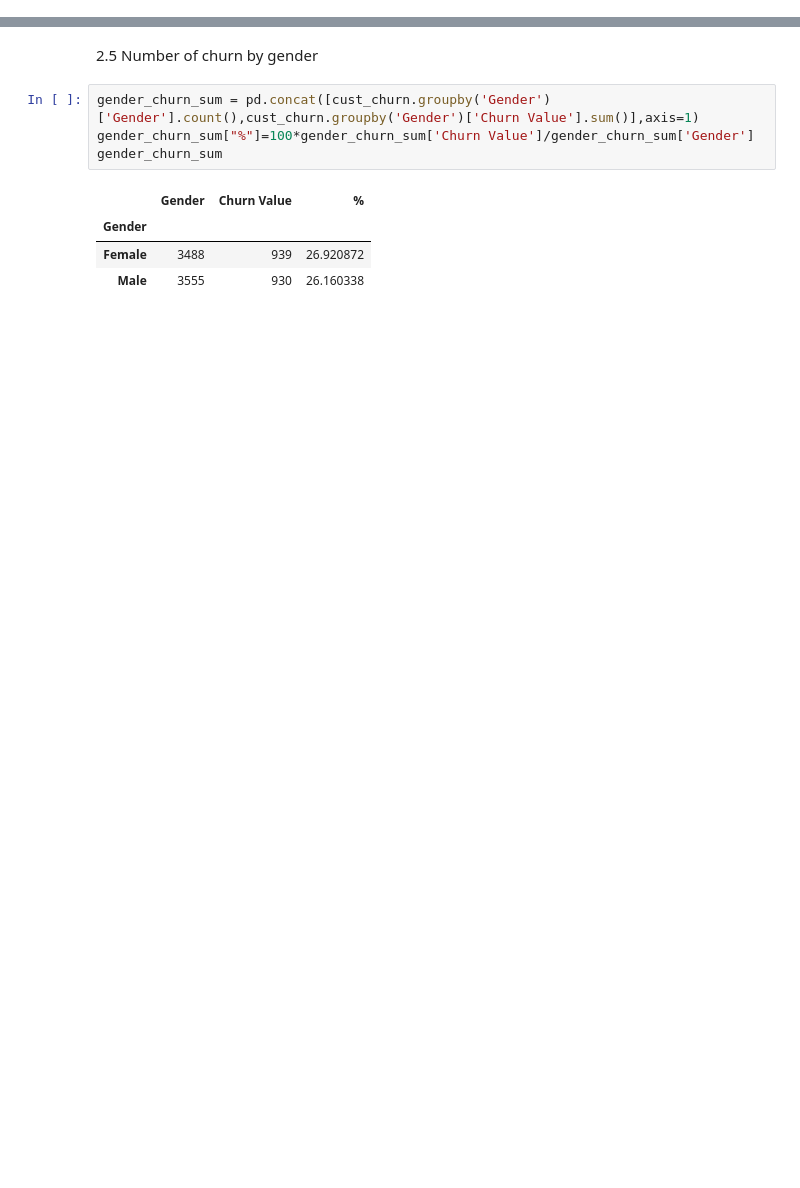
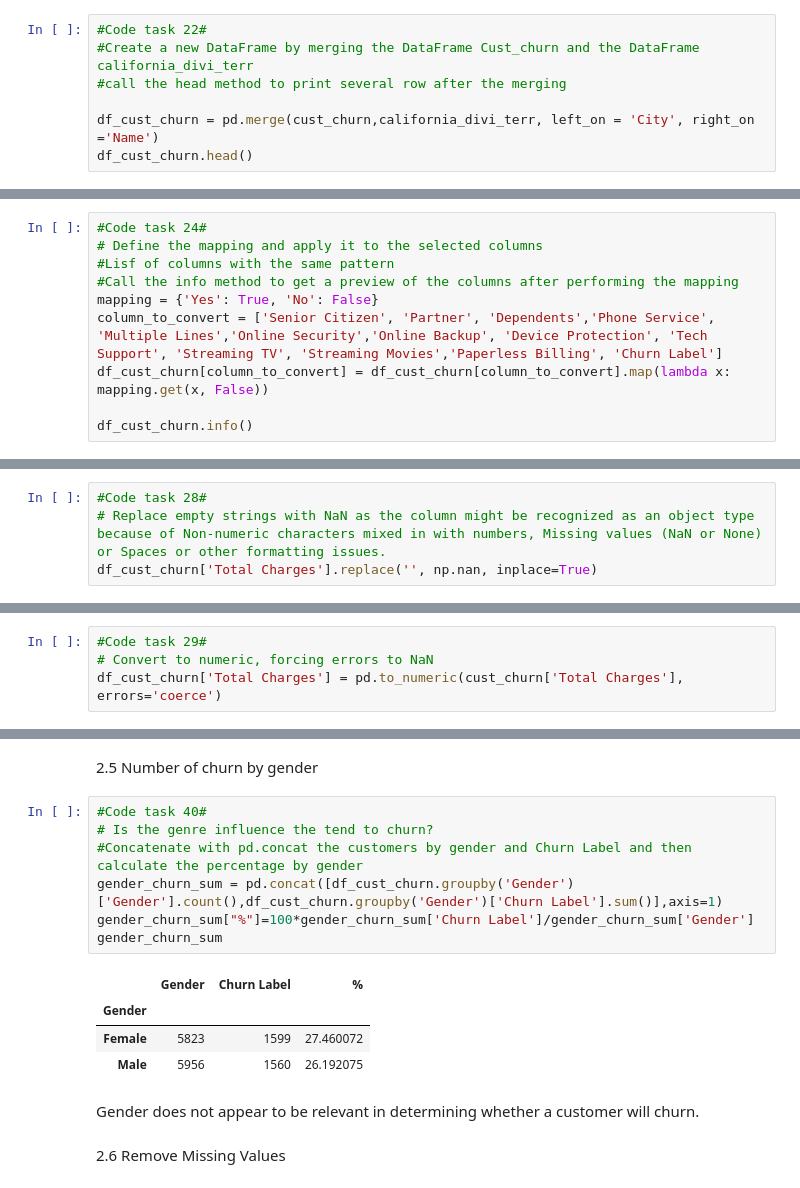
Before and after one commit to wgermain24/DataScienceGuidedCapstone, a Jupyter notebook: Notebooks/Customer_Churn.ipynb, the cells around one changed output, grey strips where cells are left out. Cells and saved outputs as stored; diff of their text form; blank space fills up the shorter version.

```diff
--- a/Notebooks/Customer_Churn.ipynb
+++ b/Notebooks/Customer_Churn.ipynb
@@ -151,0 +329,7 @@ Name: Churn Value, dtype: int64
+# %%
+#Code task 22#
+#Create a new DataFrame by merging the DataFrame Cust_churn and the DataFrame california_divi_terr
+#call the head method to print several row after the merging
+
+df_cust_churn = pd.merge(cust_churn,california_divi_terr, left_on = 'City', right_on ='Name')
+df_cust_churn.head()
@@ -151,0 +367,10 @@ Name: Churn Value, dtype: int64
+# %%
+#Code task 24#
+# Define the mapping and apply it to the selected columns
+#Lisf of columns with the same pattern
+#Call the info method to get a preview of the columns after performing the mapping
+mapping = {'Yes': True, 'No': False}
+column_to_convert = ['Senior Citizen', 'Partner', 'Dependents','Phone Service', 'Multiple Lines','Online Security','Online Backup', 'Device Protection', 'Tech Support', 'Streaming TV', 'Streaming Movies','Paperless Billing', 'Churn Label']
+df_cust_churn[column_to_convert] = df_cust_churn[column_to_convert].map(lambda x: mapping.get(x, False))
+
+df_cust_churn.info()
@@ -151,0 +454,4 @@ Name: Churn Value, dtype: int64
+# %%
+#Code task 28#
+# Replace empty strings with NaN as the column might be recognized as an object type because of Non-numeric characters mixed in with numbers, Missing values (NaN or None) or Spaces or other formatting issues.
+df_cust_churn['Total Charges'].replace('', np.nan, inplace=True)
@@ -151,0 +465,4 @@ Name: Churn Value, dtype: int64
+# %%
+#Code task 29#
+# Convert to numeric, forcing errors to NaN
+df_cust_churn['Total Charges'] = pd.to_numeric(cust_churn['Total Charges'], errors='coerce')
@@ -152,11 +626,18 @@ Name: Churn Value, dtype: int64
 # %% [markdown]
 2.5 Number of churn by gender
 # %%
-gender_churn_sum = pd.concat([cust_churn.groupby('Gender')['Gender'].count(),cust_churn.groupby('Gender')['Churn Value'].sum()],axis=1)
-gender_churn_sum["%"]=100*gender_churn_sum['Churn Value']/gender_churn_sum['Gender']
+#Code task 40#
+# Is the genre influence the tend to churn?
+#Concatenate with pd.concat the customers by gender and Churn Label and then calculate the percentage by gender
+gender_churn_sum = pd.concat([df_cust_churn.groupby('Gender')['Gender'].count(),df_cust_churn.groupby('Gender')['Churn Label'].sum()],axis=1)
+gender_churn_sum["%"]=100*gender_churn_sum['Churn Label']/gender_churn_sum['Gender']
 gender_churn_sum
 # %% [output]
-|  | Gender | Churn Value | % |
+|  | Gender | Churn Label | % |
 | Gender |  |  |  |
-| Female | 3488 | 939 | 26.920872 |
-| Male | 3555 | 930 | 26.160338 |
+| Female | 5823 | 1599 | 27.460072 |
+| Male | 5956 | 1560 | 26.192075 |
+# %% [markdown]
+Gender does not appear to be relevant in determining whether a customer will churn.
+# %% [markdown]
+2.6 Remove Missing Values
```
Also changed, not shown: parts of 71 cells of this notebook.
